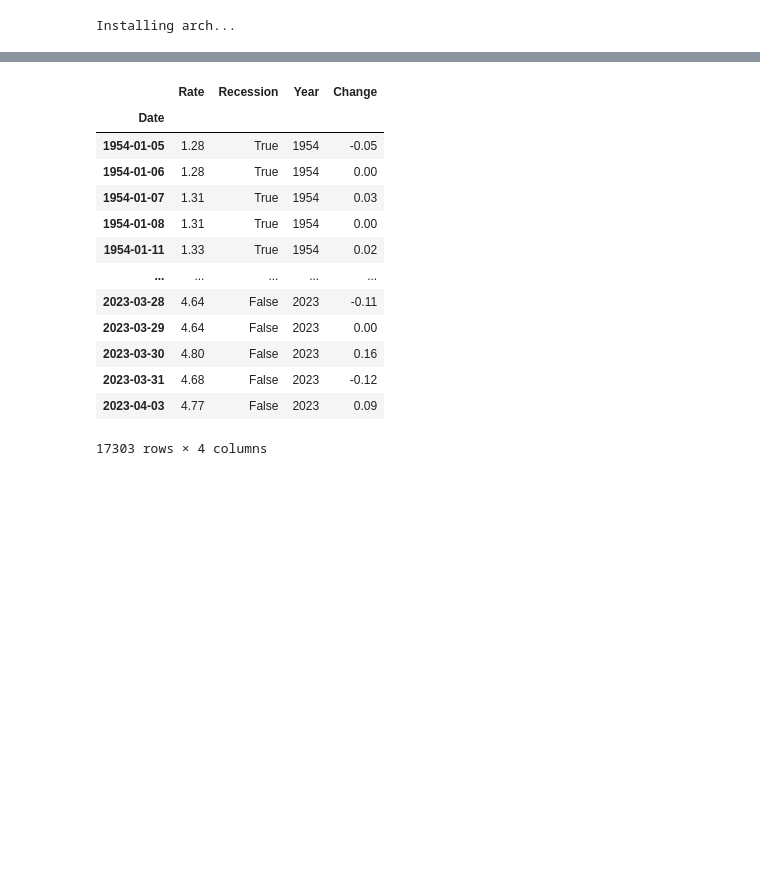
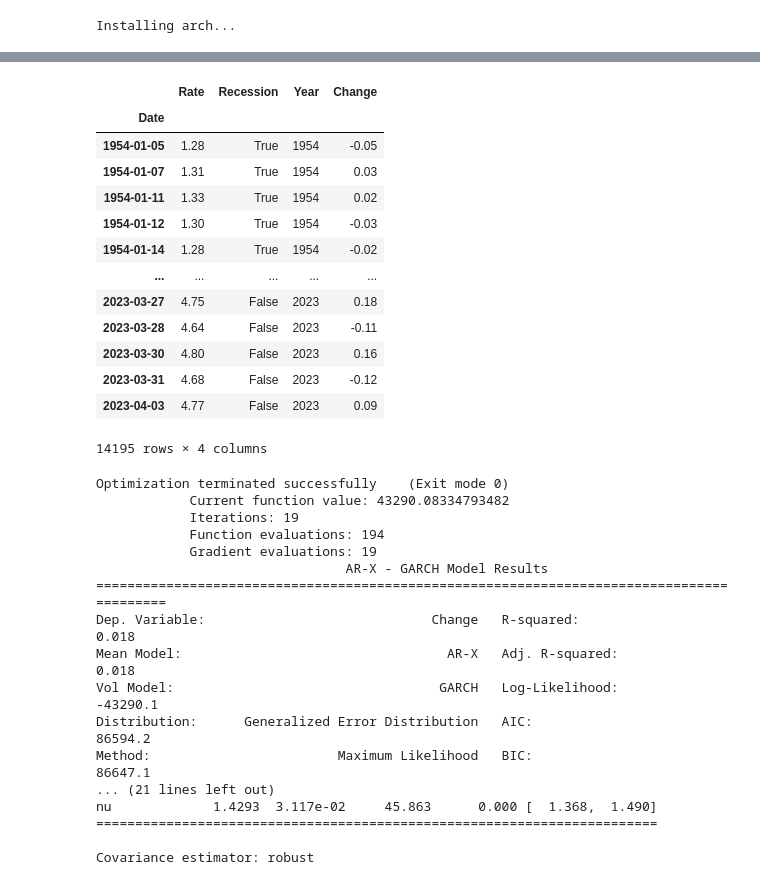
Before and after one commit to Farmhouse121/Adventures-in-Financial-Data-Science, a Jupyter notebook: Book/Section 2.4 Interest Rates/Section 2.4.2.3 A Daily Vasicek GARCH(1,1) Model with Quiet Days Censored.ipynb, the cells around one changed output, grey strips where cells are left out. Saved outputs shown, nothing was run; the diff lists cells and outputs as text; code cells hidden in the pictures; blank space fills up the shorter version.

```diff
--- a/Book/Section 2.4 Interest Rates/Section 2.4.2.3 A Daily Vasicek GARCH(1,1) Model with Quiet Days Censored.ipynb
+++ b/Book/Section 2.4 Interest Rates/Section 2.4.2.3 A Daily Vasicek GARCH(1,1) Model with Quiet Days Censored.ipynb
@@ -80,45 +47,62 @@ plot.set_ylim(zero,None);
 # %%
-from scipy.stats import jarque_bera,gennorm # gennorm is parameterized in such a manner that kappa=1/beta and sigma=scale/(2^kappa)
-DTB3['Change']=DTB3['Rate']-DTB3['Rate'].shift().ffill() # changes that skip over holidays, why is this so hard?
-DTB3.dropna(inplace=True)
-jbtest=jarque_bera(DTB3['Change'])
-display(DTB3)
+from arch.univariate import ARX, GARCH, GeneralizedError
+from scipy.stats import gennorm # gennorm is parameterized in such a manner that kappa=1/beta and sigma=scale/(2^kappa)
+censored=DTB3[DTB3["Change"]!=zero].copy()
+display(censored)
+model = ARX(censored["Change"]*hundred,censored['Rate'].shift().ffill()*hundred,lags=1) # in bp because arch whines about scaling --- bizarre but true
+model.volatility = GARCH(1,0,1)
+model.distribution = GeneralizedError()
+fit=model.fit(update_freq=0)
+print(fit.summary())
+censored["Volatility"]=fit.conditional_volatility/hundred
+censored["Innovations"]=censored["Change"]/censored["Volatility"]
 
-# Figure 2.15
+# Figure 2.18
 figure,plot=pl.subplots(figsize=(10*GoldenRatio,10))
-figure.suptitle("\nDistribution of Daily Changes in Three Month Treasury Bill Rates",fontsize=22)
+figure.suptitle("\nResults of Fit of Censored Vasicek-GARCH(1,1) Model to Treasury Bill Rates",fontsize=22)
 plot.set_title("%s to %s" % (min(DTB3.index),max(DTB3.index)),fontsize=18)
-xmin,xmax=-half,half
-estimates=gennorm.fit(DTB3['Change'])
+xmin,xmax=-five,five
+estimates=gennorm.fit(censored['Innovations'].dropna())
 model=gennorm(*estimates)
-samples,bins,patches=plot.hist(DTB3['Change'],bins=np.linspace(xmin,xmax,100),label="""Entries: %d %s -- %s
-Skewness:    %12.5f
-Ex.Kurtosis: %12.5f
-Jarque-Bera: %12.5f %12.5g""" % (
-    DTB3["Change"].count(),DTB3.index[0],DTB3.index[-1],
-    DTB3["Change"].skew(),
-    DTB3["Change"].kurt(),
-    jbtest.statistic,jbtest.pvalue
+samples,bins,patches=plot.hist(censored['Innovations'],bins=np.linspace(xmin,xmax,200),label="""Entries: %d %s -- %s""" % (
+    censored["Change"].count(),censored.index[0],censored.index[-1],
 ))
 plot.plot(bins,model.pdf(bins)*sum(samples)*(bins[-1]-bins[0])/len(bins),'-r',label="""$\\hat{\\mu}$:           %12.5g
 $\\hat{\\sigma}$:           %12.5f
 $\\hat{\\kappa}$:           %12.5f""" % (estimates[-2],estimates[-1]/np.power(two,estimates[0]),one/estimates[0]))
-plot.set_xlabel("Daily Change in Yield (%)",fontsize=14)
+plot.set_xlabel("Standardized Residual",fontsize=14)
 plot.set_ylabel("Frequency",fontsize=14)
 plot.set_xlim(xmin,xmax)
 plot.legend(fontsize=18,prop={'family':'monospace'});
 # %% [output]
 |  | Rate | Recession | Year | Change |
 | Date |  |  |  |  |
 | 1954-01-05 | 1.28 | True | 1954 | -0.05 |
-| 1954-01-06 | 1.28 | True | 1954 | 0.00 |
 | 1954-01-07 | 1.31 | True | 1954 | 0.03 |
-| 1954-01-08 | 1.31 | True | 1954 | 0.00 |
 | 1954-01-11 | 1.33 | True | 1954 | 0.02 |
+| 1954-01-12 | 1.30 | True | 1954 | -0.03 |
+| 1954-01-14 | 1.28 | True | 1954 | -0.02 |
 | ... | ... | ... | ... | ... |
+| 2023-03-27 | 4.75 | False | 2023 | 0.18 |
 | 2023-03-28 | 4.64 | False | 2023 | -0.11 |
-| 2023-03-29 | 4.64 | False | 2023 | 0.00 |
 | 2023-03-30 | 4.80 | False | 2023 | 0.16 |
 | 2023-03-31 | 4.68 | False | 2023 | -0.12 |
 | 2023-04-03 | 4.77 | False | 2023 | 0.09 |
-17303 rows × 4 columns
+14195 rows × 4 columns
+Optimization terminated successfully    (Exit mode 0)
+            Current function value: 43290.08334793482
+            Iterations: 19
+            Function evaluations: 194
+            Gradient evaluations: 19
+                                AR-X - GARCH Model Results
+==========================================================================================
+Dep. Variable:                             Change   R-squared:                       0.018
+Mean Model:                                  AR-X   Adj. R-squared:                  0.018
+Vol Model:                                  GARCH   Log-Likelihood:               -43290.1
+Distribution:      Generalized Error Distribution   AIC:                           86594.2
+Method:                        Maximum Likelihood   BIC:                           86647.1
+... (21 lines left out)
+nu             1.4293  3.117e-02     45.863      0.000 [  1.368,  1.490]
+========================================================================
+
+Covariance estimator: robust
```
Also changed, not shown: parts of 4 cells of this notebook.
